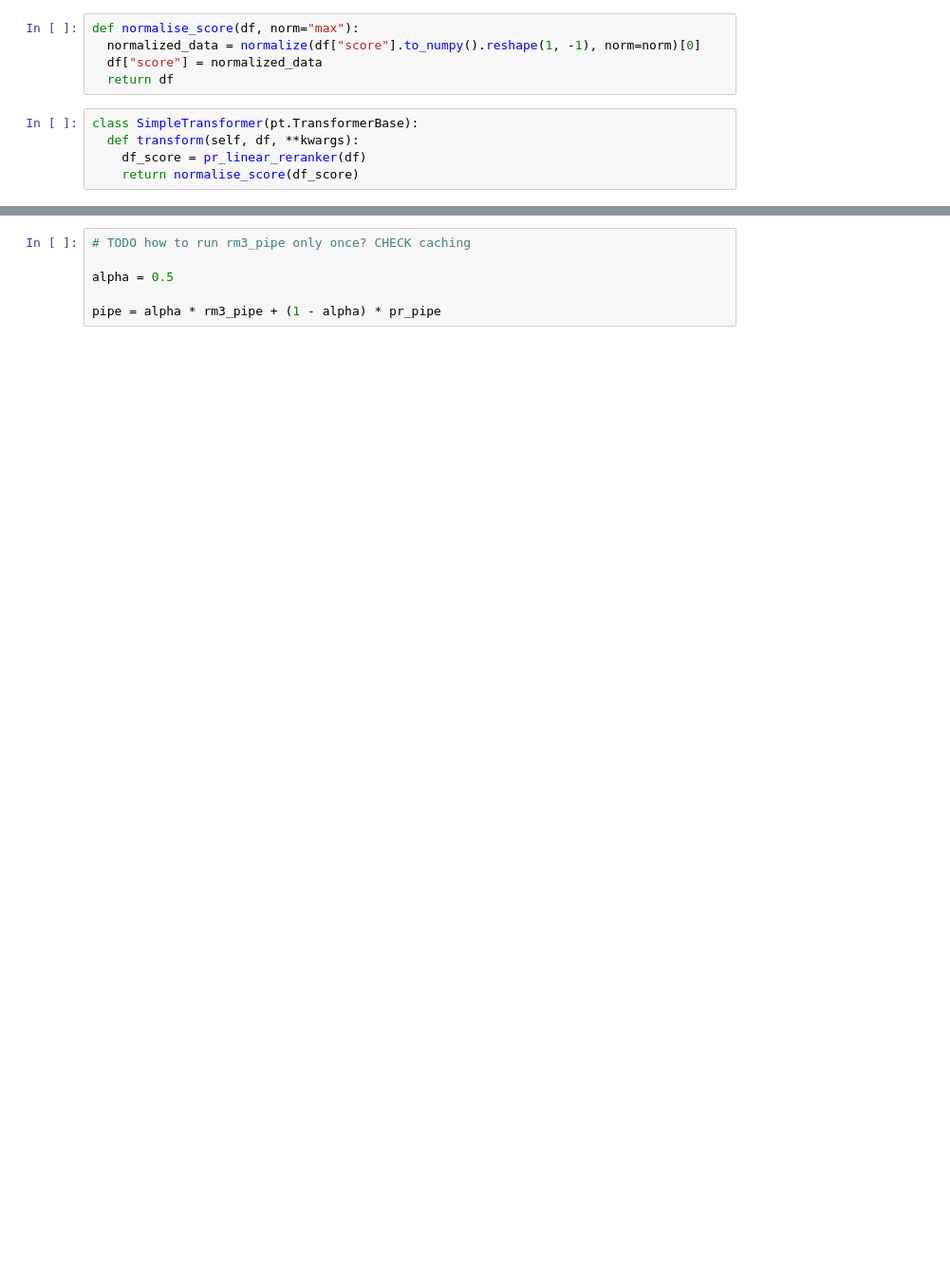
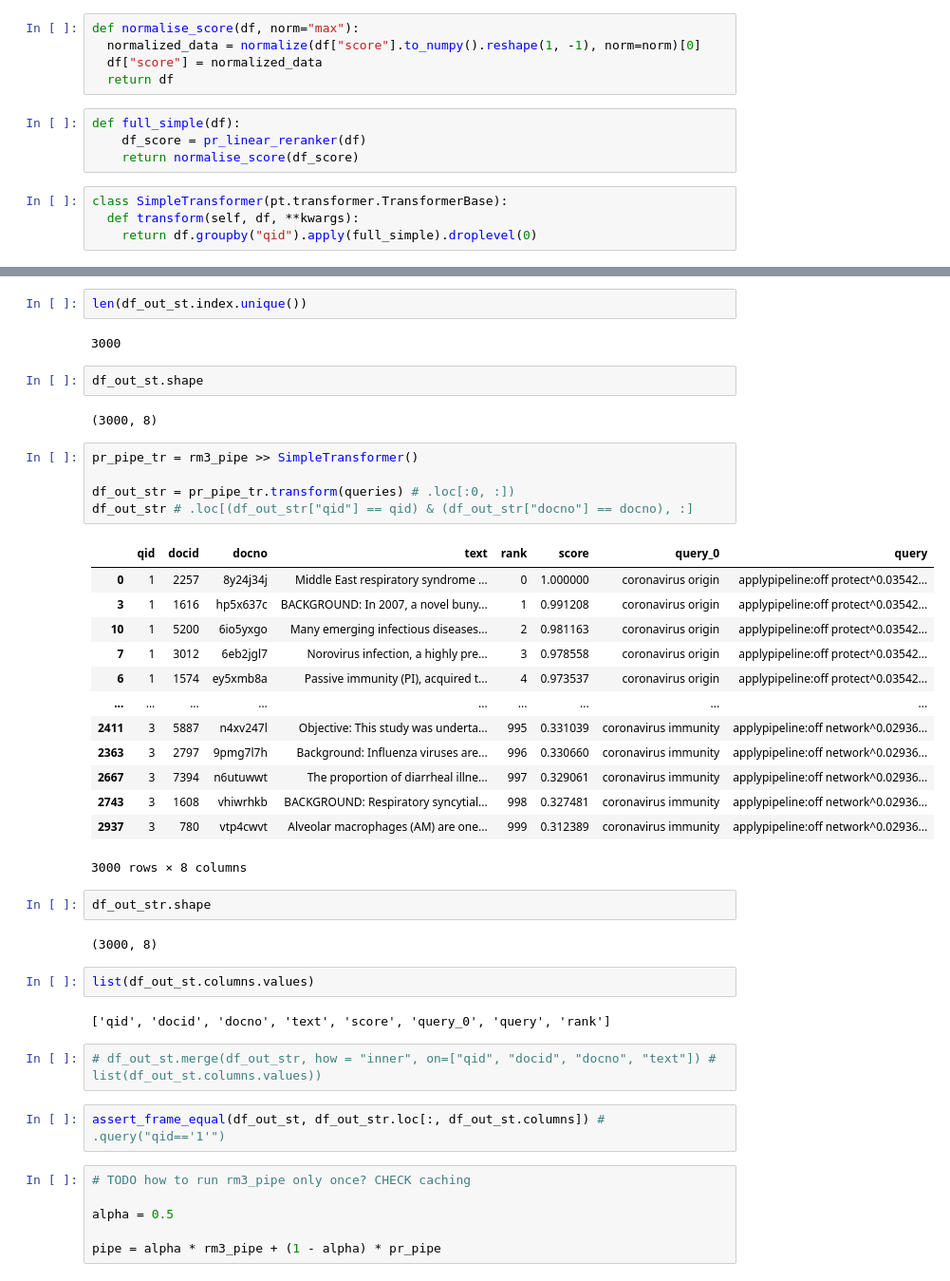
Before and after one commit to DayalStrub/ecir2021tutorial, a Jupyter notebook: other/2-simplest-thing-Transformer.ipynb, the cells around one changed output, grey strips where cells are left out. Shown: that part at 95% size. Cells and saved outputs as stored; diff of their text form; blank space fills up the shorter version.

```diff
--- a/other/2-simplest-thing-Transformer.ipynb
+++ b/other/2-simplest-thing-Transformer.ipynb
@@ -167,9 +187,12 @@ def normalise_score(df, norm="max"):
   normalized_data = normalize(df["score"].to_numpy().reshape(1, -1), norm=norm)[0]
   df["score"] = normalized_data
   return df
+# %%
+def full_simple(df):
+    df_score = pr_linear_reranker(df)
+    return normalise_score(df_score)
 # %%
-class SimpleTransformer(pt.TransformerBase):
+class SimpleTransformer(pt.transformer.TransformerBase):
   def transform(self, df, **kwargs):
-    df_score = pr_linear_reranker(df)
-    return normalise_score(df_score)
+    return df.groupby("qid").apply(full_simple).droplevel(0)
 # %%
@@ -184,3 +233,42 @@ df_out_2.loc[df_out_2["qid"] == "2", :]
+# %%
+len(df_out_st.index.unique())
+# %% [output]
+3000
+# %%
+df_out_st.shape
+# %% [output]
+(3000, 8)
+# %%
+pr_pipe_tr = rm3_pipe >> SimpleTransformer()
+
+df_out_str = pr_pipe_tr.transform(queries) # .loc[:0, :])
+df_out_str # .loc[(df_out_str["qid"] == qid) & (df_out_str["docno"] == docno), :]
+# %% [output]
+|  | qid | docid | docno | text | rank | score | query_0 | query |
+| 0 | 1 | 2257 | 8y24j34j | Middle East respiratory syndrome ... | 0 | 1.000000 | coronavirus origin | applypipeline:off protect^0.03542... |
+| 3 | 1 | 1616 | hp5x637c | BACKGROUND: In 2007, a novel buny... | 1 | 0.991208 | coronavirus origin | applypipeline:off protect^0.03542... |
+| 10 | 1 | 5200 | 6io5yxgo | Many emerging infectious diseases... | 2 | 0.981163 | coronavirus origin | applypipeline:off protect^0.03542... |
+| 7 | 1 | 3012 | 6eb2jgl7 | Norovirus infection, a highly pre... | 3 | 0.978558 | coronavirus origin | applypipeline:off protect^0.03542... |
+| 6 | 1 | 1574 | ey5xmb8a | Passive immunity (PI), acquired t... | 4 | 0.973537 | coronavirus origin | applypipeline:off protect^0.03542... |
+| ... | ... | ... | ... | ... | ... | ... | ... | ... |
+| 2411 | 3 | 5887 | n4xv247l | Objective: This study was underta... | 995 | 0.331039 | coronavirus immunity | applypipeline:off network^0.02936... |
+| 2363 | 3 | 2797 | 9pmg7l7h | Background: Influenza viruses are... | 996 | 0.330660 | coronavirus immunity | applypipeline:off network^0.02936... |
+| 2667 | 3 | 7394 | n6utuwwt | The proportion of diarrheal illne... | 997 | 0.329061 | coronavirus immunity | applypipeline:off network^0.02936... |
+| 2743 | 3 | 1608 | vhiwrhkb | BACKGROUND: Respiratory syncytial... | 998 | 0.327481 | coronavirus immunity | applypipeline:off network^0.02936... |
+| 2937 | 3 | 780 | vtp4cwvt | Alveolar macrophages (AM) are one... | 999 | 0.312389 | coronavirus immunity | applypipeline:off network^0.02936... |
+3000 rows × 8 columns
+# %%
+df_out_str.shape
+# %% [output]
+(3000, 8)
+# %%
+list(df_out_st.columns.values)
+# %% [output]
+['qid', 'docid', 'docno', 'text', 'score', 'query_0', 'query', 'rank']
+# %%
+# df_out_st.merge(df_out_str, how = "inner", on=["qid", "docid", "docno", "text"]) # list(df_out_st.columns.values))
+# %%
+assert_frame_equal(df_out_st, df_out_str.loc[:, df_out_st.columns]) # .query("qid=='1'")
 # %%
 # TODO how to run rm3_pipe only once? CHECK caching
 
```
Also changed, not shown: parts of 16 cells of this notebook.
